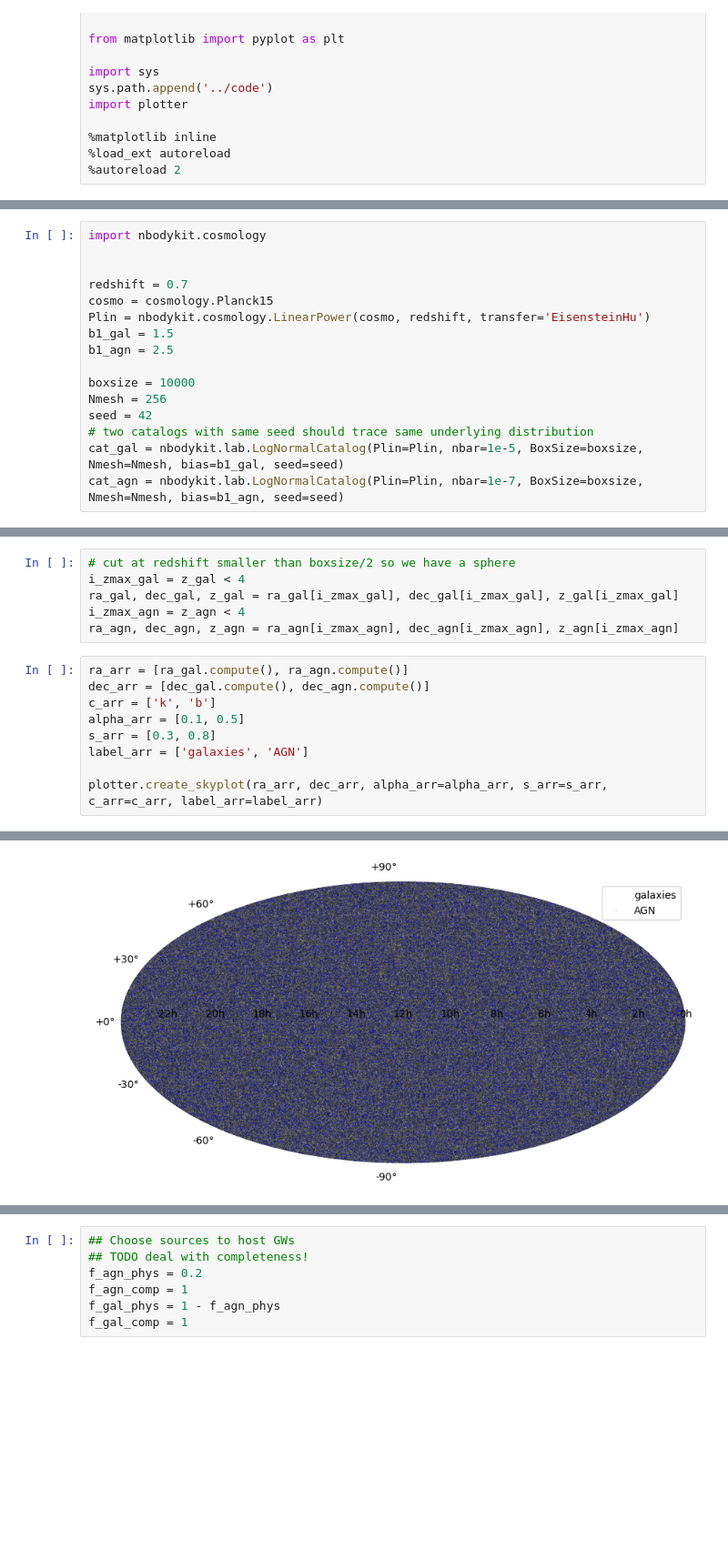
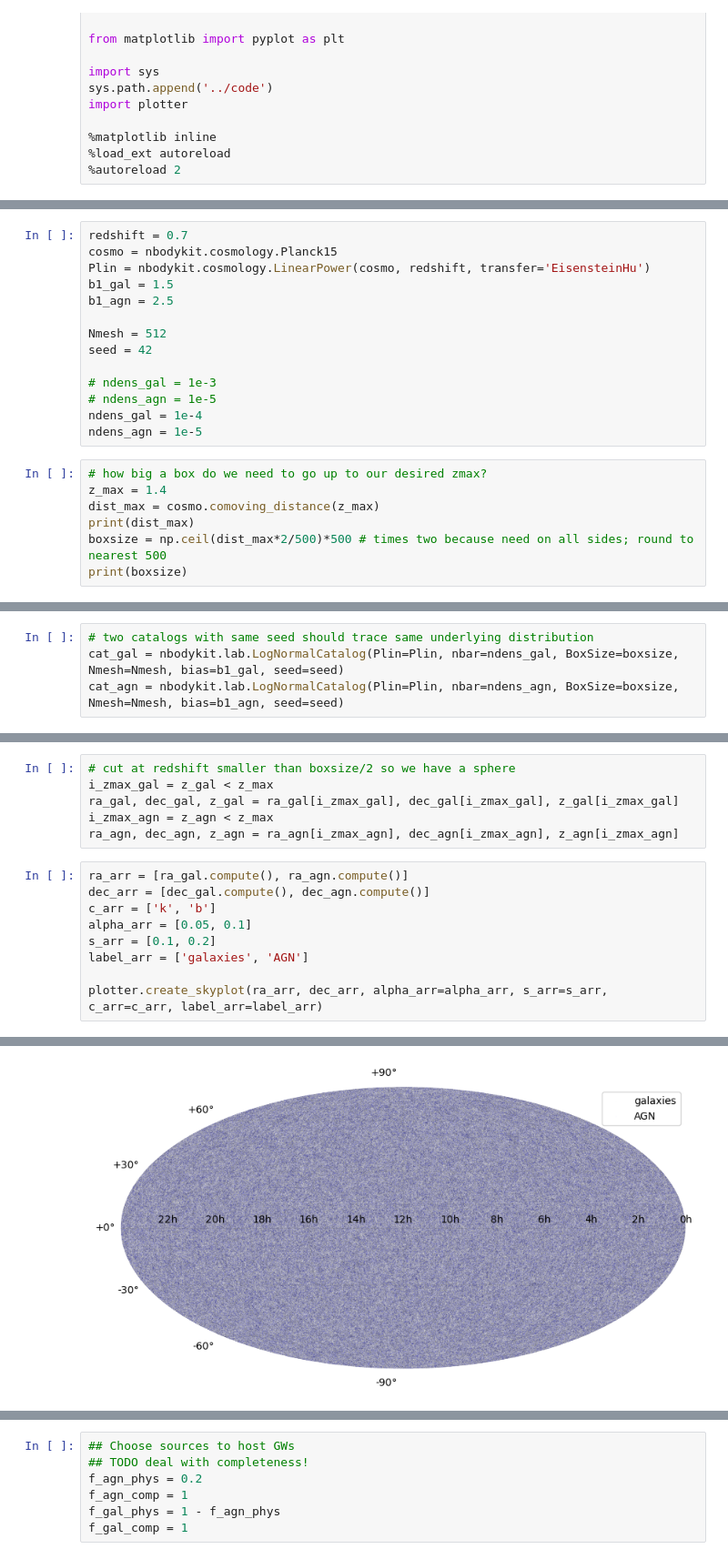
Before and after one commit to kstoreyf/gws-agn, a Jupyter notebook: notebooks/2025-04-17_mocks_lognormal.ipynb, the cells around one changed output, grey strips where cells are left out. Shown at 91% size. Drawn from its saved outputs; the diff is of its cells as text; blank space fills up the shorter version.

Commit message:
refactor nbody mock notebooks; rupdate lognormal notebook with better numbers

```diff
--- a/notebooks/2025-04-17_mocks_lognormal.ipynb
+++ b/notebooks/2025-04-17_mocks_lognormal.ipynb
@@ -18,0 +21,21 @@ import plotter
+# %%
+redshift = 0.7
+cosmo = nbodykit.cosmology.Planck15
+Plin = nbodykit.cosmology.LinearPower(cosmo, redshift, transfer='EisensteinHu')
+b1_gal = 1.5
+b1_agn = 2.5
+
+Nmesh = 512
+seed = 42
+
+# ndens_gal = 1e-3
+# ndens_agn = 1e-5
+ndens_gal = 1e-4
+ndens_agn = 1e-5
+# %%
+# how big a box do we need to go up to our desired zmax?
+z_max = 1.4
+dist_max = cosmo.comoving_distance(z_max)
+print(dist_max)
+boxsize = np.ceil(dist_max*2/500)*500 # times two because need on all sides; round to nearest 500
+print(boxsize)
@@ -19,16 +61,4 @@ import plotter
 # %%
-import nbodykit.cosmology
-
-
-redshift = 0.7
-cosmo = cosmology.Planck15
-Plin = nbodykit.cosmology.LinearPower(cosmo, redshift, transfer='EisensteinHu')
-b1_gal = 1.5
-b1_agn = 2.5
-
-boxsize = 10000
-Nmesh = 256
-seed = 42
 # two catalogs with same seed should trace same underlying distribution
-cat_gal = nbodykit.lab.LogNormalCatalog(Plin=Plin, nbar=1e-5, BoxSize=boxsize, Nmesh=Nmesh, bias=b1_gal, seed=seed)
-cat_agn = nbodykit.lab.LogNormalCatalog(Plin=Plin, nbar=1e-7, BoxSize=boxsize, Nmesh=Nmesh, bias=b1_agn, seed=seed)
+cat_gal = nbodykit.lab.LogNormalCatalog(Plin=Plin, nbar=ndens_gal, BoxSize=boxsize, Nmesh=Nmesh, bias=b1_gal, seed=seed)
+cat_agn = nbodykit.lab.LogNormalCatalog(Plin=Plin, nbar=ndens_agn, BoxSize=boxsize, Nmesh=Nmesh, bias=b1_agn, seed=seed)
@@ -65,22 +87,22 @@ ra_agn, dec_agn, z_agn = nbodykit.transform.CartesianToSky(cat_agn['Position'],
                                                zmax=100, observer=[boxsize/2, boxsize/2, boxsize/2])
 # %%
 # cut at redshift smaller than boxsize/2 so we have a sphere
-i_zmax_gal = z_gal < 4
+i_zmax_gal = z_gal < z_max
 ra_gal, dec_gal, z_gal = ra_gal[i_zmax_gal], dec_gal[i_zmax_gal], z_gal[i_zmax_gal]
-i_zmax_agn = z_agn < 4
+i_zmax_agn = z_agn < z_max
 ra_agn, dec_agn, z_agn = ra_agn[i_zmax_agn], dec_agn[i_zmax_agn], z_agn[i_zmax_agn]
 # %%
 ra_arr = [ra_gal.compute(), ra_agn.compute()]
 dec_arr = [dec_gal.compute(), dec_agn.compute()]
 c_arr = ['k', 'b']
-alpha_arr = [0.1, 0.5]
-s_arr = [0.3, 0.8]
+alpha_arr = [0.05, 0.1]
+s_arr = [0.1, 0.2]
 label_arr = ['galaxies', 'AGN']
 
 plotter.create_skyplot(ra_arr, dec_arr, alpha_arr=alpha_arr, s_arr=s_arr, c_arr=c_arr, label_arr=label_arr)
 # %% [output]
 (<Figure size 1000x600 with 1 Axes>, <MollweideAxes: >)
-[figure, old version]
+[figure, new version]
 # %%
 plt.figure(figsize=(6,4))
 plt.hist(z_gal.compute(), bins=30, histtype='step', color='k', label='galaxies', density=True)
```
Also changed, not shown: parts of 22 cells of this notebook.
